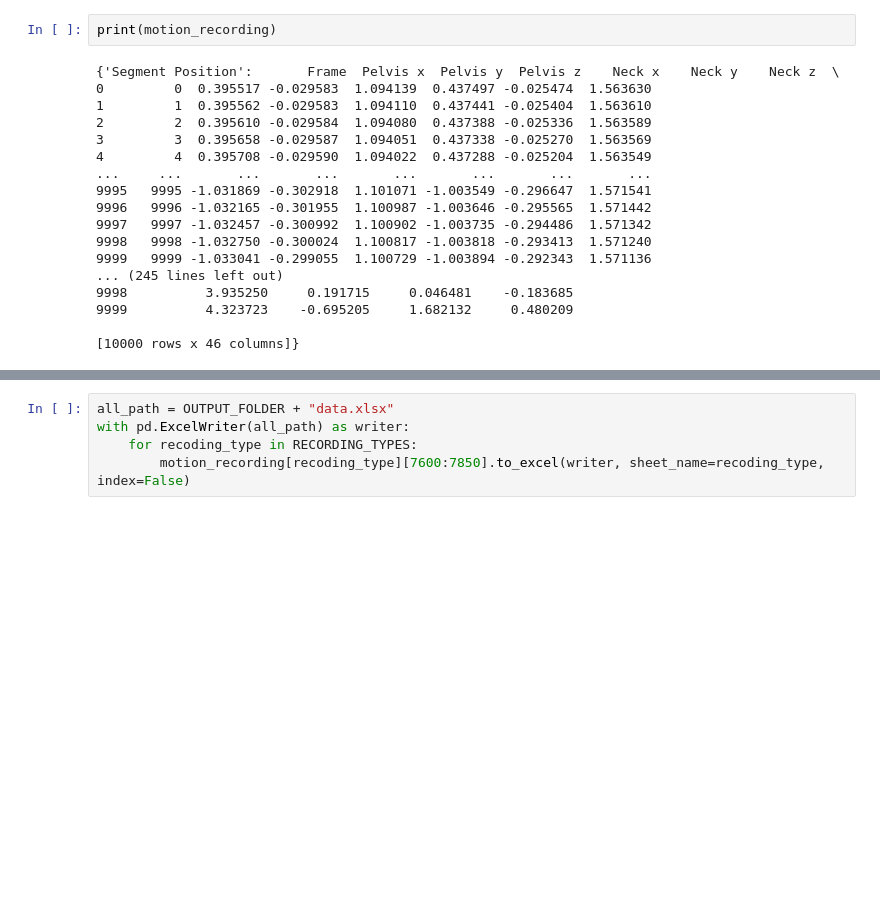
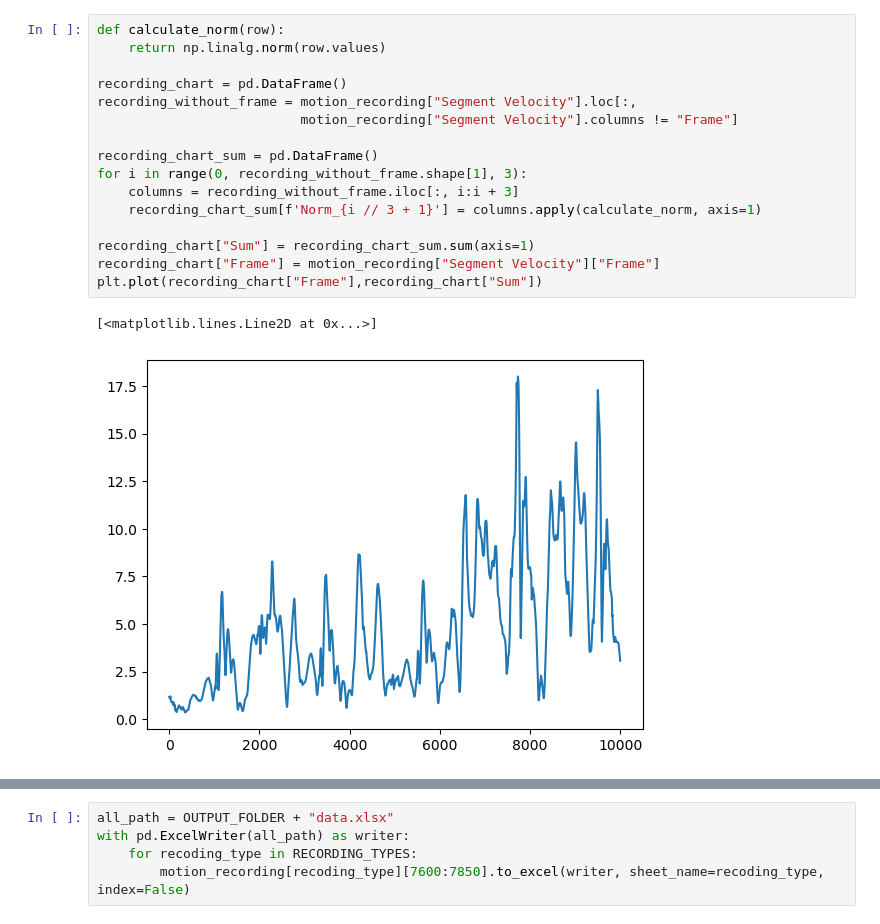
Before and after one commit to MILKI-PSY/Human-Motion-Comparison, a Jupyter notebook: generate.ipynb, the cells around one changed output, grey strips where cells are left out. Cells and saved outputs as stored; diff of their text form; blank space fills up the shorter version.

```diff
--- a/generate.ipynb
+++ b/generate.ipynb
@@ -42,23 +45,22 @@ def read_data(file_name):
 
 DATA_PATH = "C:\\Users\\gaoch\\MA\\Data\\P01_B_cut\\"
 motion_recording = read_data("data.xlsx")
-# %%
-print(motion_recording)
-# %% [output]
-{'Segment Position':       Frame  Pelvis x  Pelvis y  Pelvis z    Neck x    Neck y    Neck z  \
-0         0  0.395517 -0.029583  1.094139  0.437497 -0.025474  1.563630
-1         1  0.395562 -0.029583  1.094110  0.437441 -0.025404  1.563610
-2         2  0.395610 -0.029584  1.094080  0.437388 -0.025336  1.563589
-3         3  0.395658 -0.029587  1.094051  0.437338 -0.025270  1.563569
-4         4  0.395708 -0.029590  1.094022  0.437288 -0.025204  1.563549
-...     ...       ...       ...       ...       ...       ...       ...
-9995   9995 -1.031869 -0.302918  1.101071 -1.003549 -0.296647  1.571541
-9996   9996 -1.032165 -0.301955  1.100987 -1.003646 -0.295565  1.571442
-9997   9997 -1.032457 -0.300992  1.100902 -1.003735 -0.294486  1.571342
-9998   9998 -1.032750 -0.300024  1.100817 -1.003818 -0.293413  1.571240
-9999   9999 -1.033041 -0.299055  1.100729 -1.003894 -0.292343  1.571136
-... (245 lines left out)
-9998          3.935250     0.191715     0.046481    -0.183685
-9999          4.323723    -0.695205     1.682132     0.480209
-
-[10000 rows x 46 columns]}
+# %%
+def calculate_norm(row):
+    return np.linalg.norm(row.values)
+
+recording_chart = pd.DataFrame()
+recording_without_frame = motion_recording["Segment Velocity"].loc[:,
+                          motion_recording["Segment Velocity"].columns != "Frame"]
+
+recording_chart_sum = pd.DataFrame()
+for i in range(0, recording_without_frame.shape[1], 3):
+    columns = recording_without_frame.iloc[:, i:i + 3]
+    recording_chart_sum[f'Norm_{i // 3 + 1}'] = columns.apply(calculate_norm, axis=1)
+
+recording_chart["Sum"] = recording_chart_sum.sum(axis=1)
+recording_chart["Frame"] = motion_recording["Segment Velocity"]["Frame"]
+plt.plot(recording_chart["Frame"],recording_chart["Sum"])
+# %% [output]
+[<matplotlib.lines.Line2D at 0x...>]
+[figure, added]
```
Also changed, not shown: parts of 2 cells of this notebook, 16 other files.
